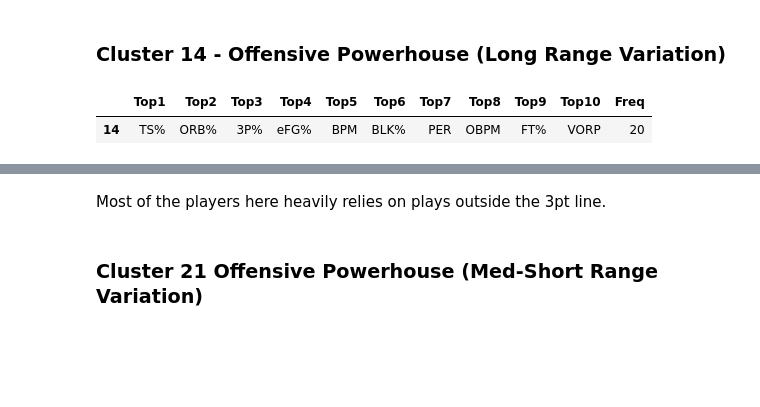
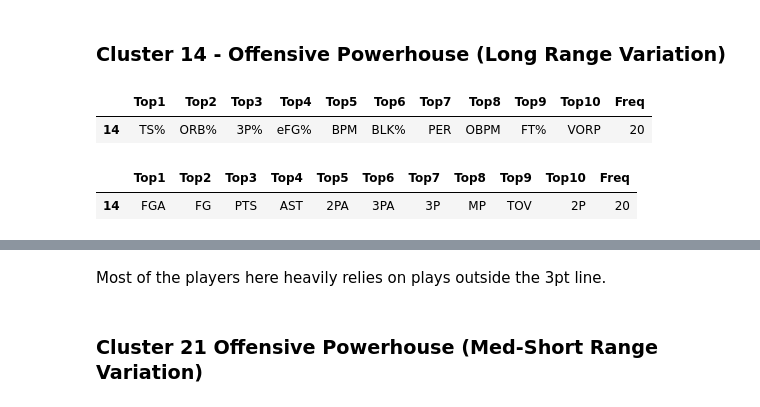
Before and after one commit to RomandRapido/Lansangan_portfolio, a Jupyter notebook: NBA/NBA_Cluster.ipynb, the cells around one changed output, grey strips where cells are left out. Drawn from its saved outputs; the diff is of its cells as text; code cells hidden in the pictures; blank space fills up the shorter version.

```diff
--- a/NBA/NBA_Cluster.ipynb
+++ b/NBA/NBA_Cluster.ipynb
@@ -924,4 +928,9 @@ cluster_consistency_stats.loc[14,:].to_frame().T
 # %% [output]
 |  | Top1 | Top2 | Top3 | Top4 | Top5 | Top6 | Top7 | Top8 | Top9 | Top10 | Freq |
 | 14 | TS% | ORB% | 3P% | eFG% | BPM | BLK% | PER | OBPM | FT% | VORP | 20 |
+# %%
+cluster_average.loc[14,:].to_frame().T
+# %% [output]
+|  | Top1 | Top2 | Top3 | Top4 | Top5 | Top6 | Top7 | Top8 | Top9 | Top10 | Freq |
+| 14 | FGA | FG | PTS | AST | 2PA | 3PA | 3P | MP | TOV | 2P | 20 |
 # %%
```
Also changed, not shown: parts of 67 cells of this notebook.
